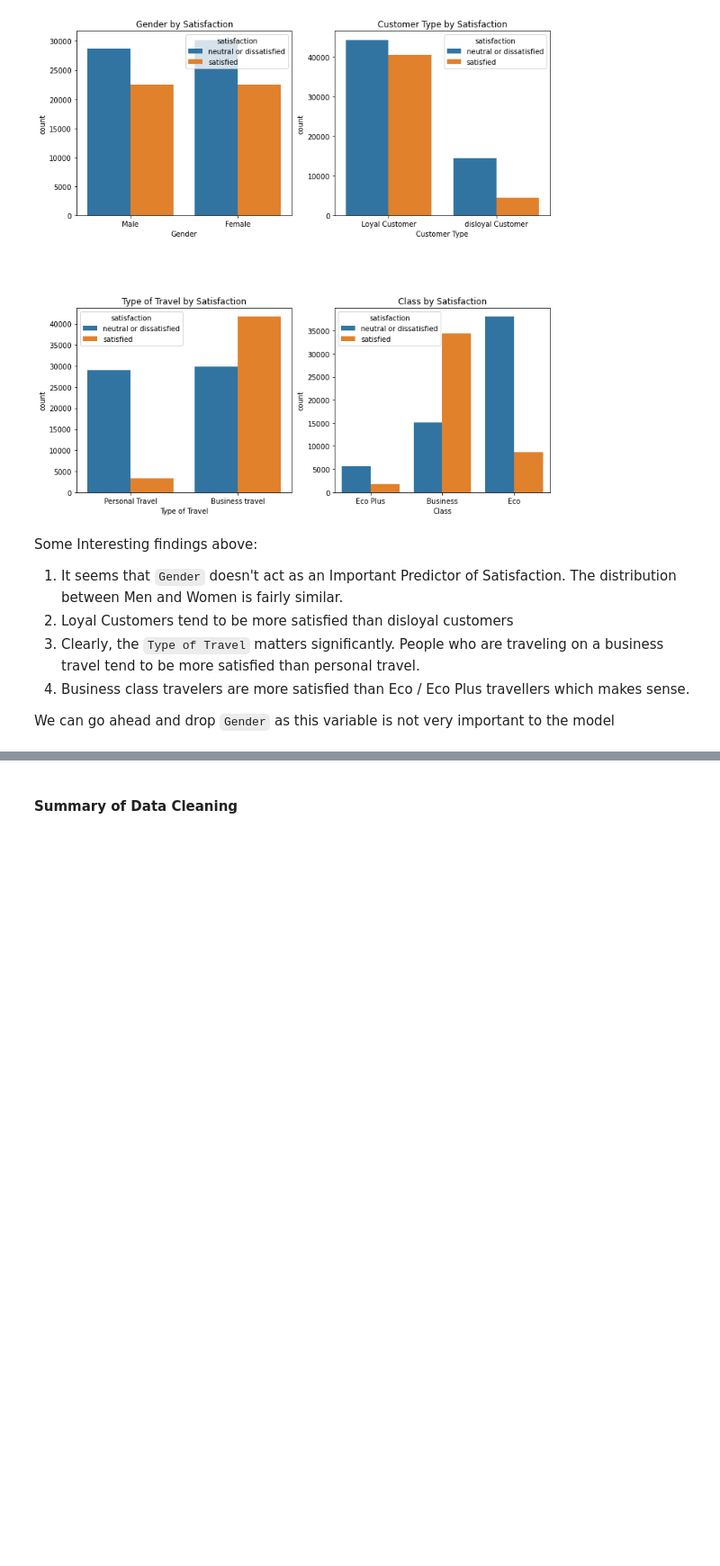
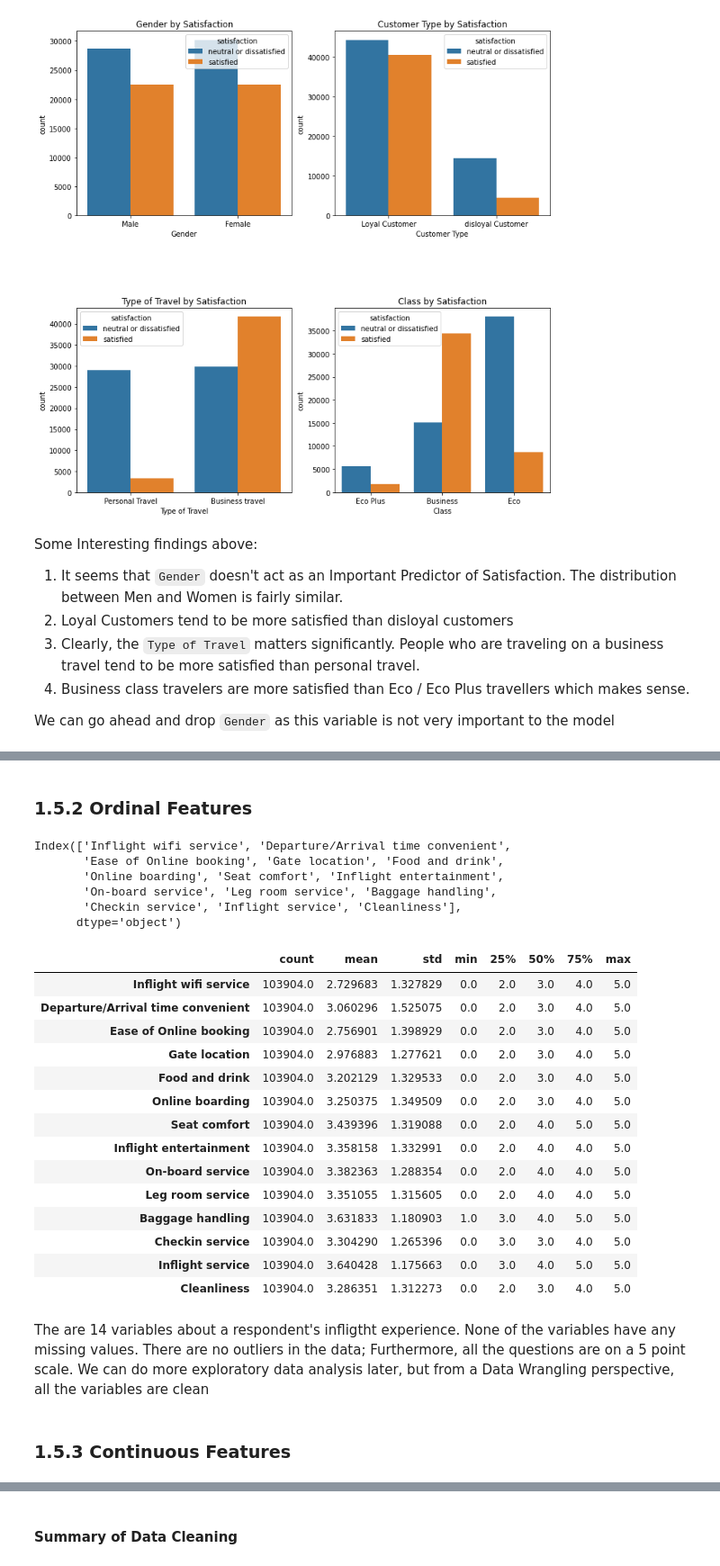
Before and after one commit to neeldeorukhkar/predict_customer_sat, a Jupyter notebook: notebooks/01_data_wrangling.ipynb, the cells around one changed output, grey strips where cells are left out. Shown at 90% size. Saved outputs shown, nothing was run; the diff lists cells and outputs as text; code cells hidden in the pictures; blank space fills up the shorter version.

Commit message:
Cleaned Raw data and exported for EDA

```diff
--- a/notebooks/01_data_wrangling.ipynb
+++ b/notebooks/01_data_wrangling.ipynb
@@ -205,0 +209,35 @@ memory usage: 24.0+ MB
+# %% [markdown]
+### 1.5.2 Ordinal Features<a id='1.5.2_Ordinal_Features'></a>
+# %%
+ordinal_cols = raw_data.loc[:, 'Inflight wifi service': 'Cleanliness'].columns
+print(ordinal_cols)
+# %% [output]
+Index(['Inflight wifi service', 'Departure/Arrival time convenient',
+       'Ease of Online booking', 'Gate location', 'Food and drink',
+       'Online boarding', 'Seat comfort', 'Inflight entertainment',
+       'On-board service', 'Leg room service', 'Baggage handling',
+       'Checkin service', 'Inflight service', 'Cleanliness'],
+      dtype='object')
+# %%
+raw_data[ordinal_cols].describe().T
+# %% [output]
+|  | count | mean | std | min | 25% | 50% | 75% | max |
+| Inflight wifi service | 103904.0 | 2.729683 | 1.327829 | 0.0 | 2.0 | 3.0 | 4.0 | 5.0 |
+| Departure/Arrival time convenient | 103904.0 | 3.060296 | 1.525075 | 0.0 | 2.0 | 3.0 | 4.0 | 5.0 |
+| Ease of Online booking | 103904.0 | 2.756901 | 1.398929 | 0.0 | 2.0 | 3.0 | 4.0 | 5.0 |
+| Gate location | 103904.0 | 2.976883 | 1.277621 | 0.0 | 2.0 | 3.0 | 4.0 | 5.0 |
+| Food and drink | 103904.0 | 3.202129 | 1.329533 | 0.0 | 2.0 | 3.0 | 4.0 | 5.0 |
+| Online boarding | 103904.0 | 3.250375 | 1.349509 | 0.0 | 2.0 | 3.0 | 4.0 | 5.0 |
+| Seat comfort | 103904.0 | 3.439396 | 1.319088 | 0.0 | 2.0 | 4.0 | 5.0 | 5.0 |
+| Inflight entertainment | 103904.0 | 3.358158 | 1.332991 | 0.0 | 2.0 | 4.0 | 4.0 | 5.0 |
+| On-board service | 103904.0 | 3.382363 | 1.288354 | 0.0 | 2.0 | 4.0 | 4.0 | 5.0 |
+| Leg room service | 103904.0 | 3.351055 | 1.315605 | 0.0 | 2.0 | 4.0 | 4.0 | 5.0 |
+| Baggage handling | 103904.0 | 3.631833 | 1.180903 | 1.0 | 3.0 | 4.0 | 5.0 | 5.0 |
+| Checkin service | 103904.0 | 3.304290 | 1.265396 | 0.0 | 3.0 | 3.0 | 4.0 | 5.0 |
+| Inflight service | 103904.0 | 3.640428 | 1.175663 | 0.0 | 3.0 | 4.0 | 5.0 | 5.0 |
+| Cleanliness | 103904.0 | 3.286351 | 1.312273 | 0.0 | 2.0 | 3.0 | 4.0 | 5.0 |
+# %% [markdown]
+The are 14 variables about a respondent's infligtht experience. None of the variables have any missing values.
+There are no outliers in the data; Furthermore, all the questions are on a 5 point scale. We can do more exploratory data analysis later, but from a Data Wrangling perspective, all the variables are clean
+# %% [markdown]
+### 1.5.3 Continuous Features<a id='1.5.3_Continuous_Features'></a>
```
Also changed, not shown: parts of 10 cells of this notebook.
